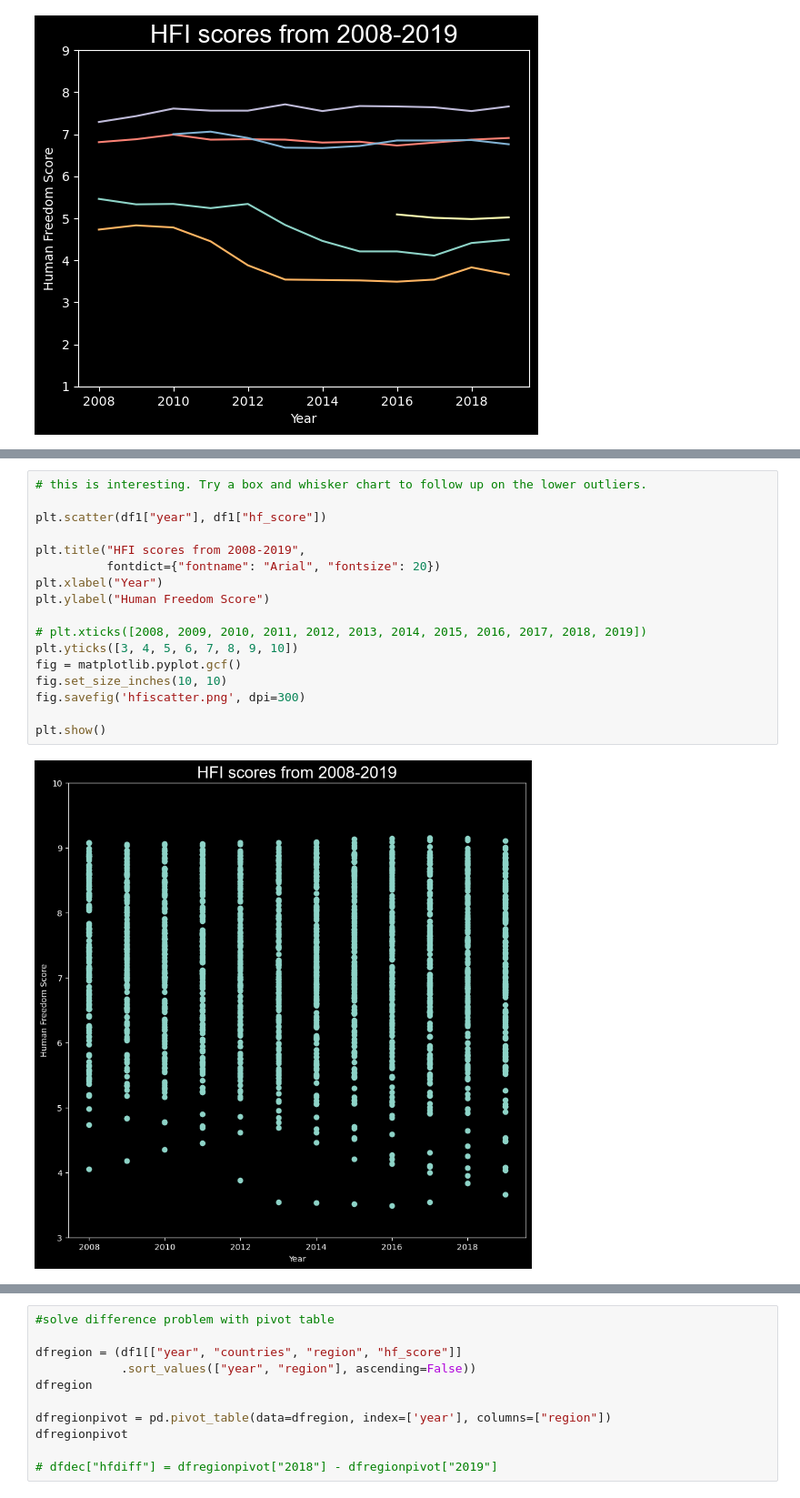
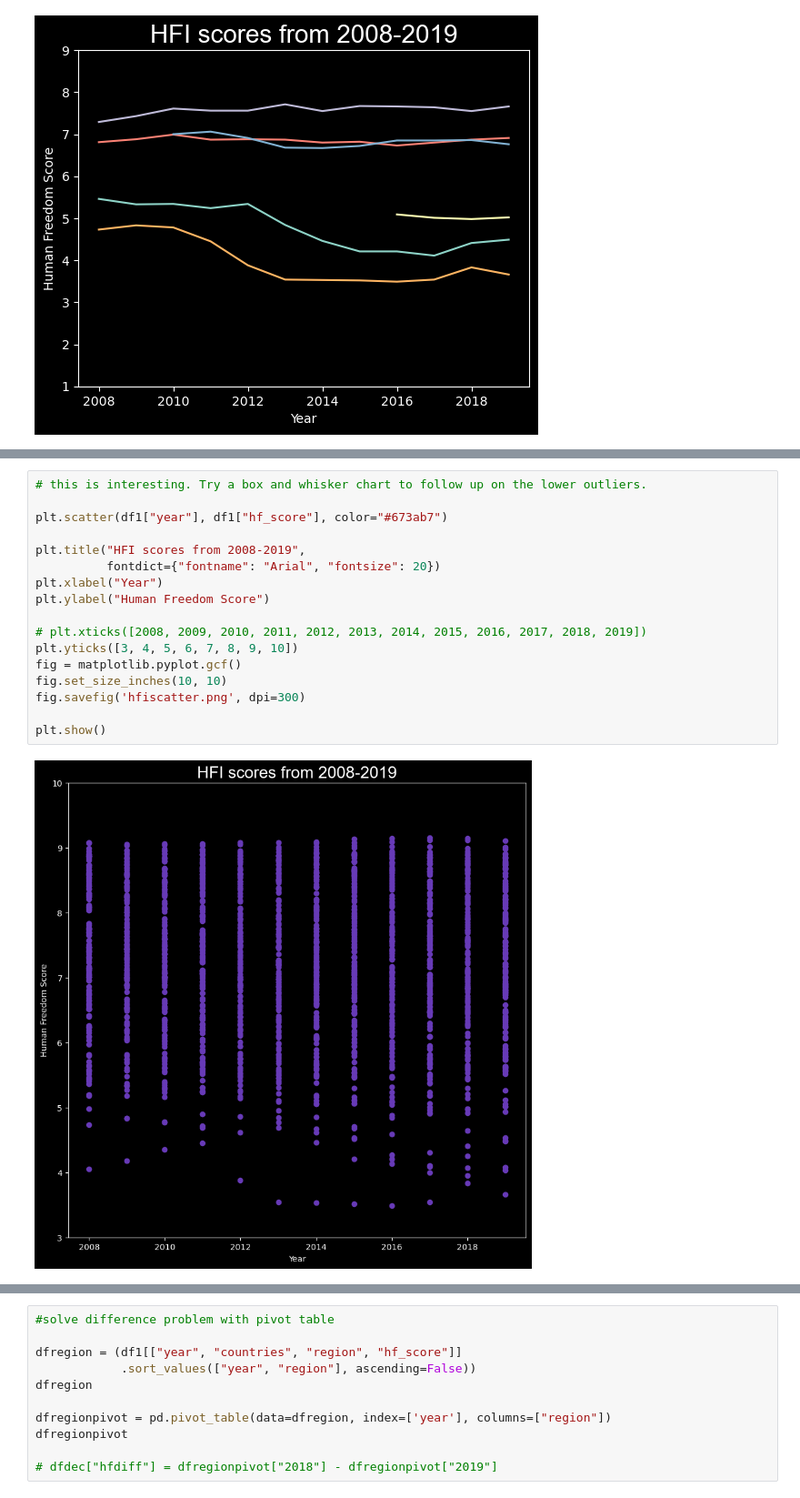
Before and after one commit to NJB7/HumanFreedomIndexProject, a Jupyter notebook: HFIProject.ipynb, the cells around one changed output, grey strips where cells are left out. Shown: that part at 91% size. Cells and saved outputs as stored; diff of their text form.

Commit message:
Sept. 2 more chart updates

```diff
--- a/HFIProject.ipynb
+++ b/HFIProject.ipynb
@@ -443,19 +429,19 @@ plt.show()
 # %%
 # this is interesting. Try a box and whisker chart to follow up on the lower outliers.
 
-plt.scatter(df1["year"], df1["hf_score"])
+plt.scatter(df1["year"], df1["hf_score"], color="#673ab7")
 
 plt.title("HFI scores from 2008-2019",
           fontdict={"fontname": "Arial", "fontsize": 20})
 plt.xlabel("Year")
 plt.ylabel("Human Freedom Score")
 
 # plt.xticks([2008, 2009, 2010, 2011, 2012, 2013, 2014, 2015, 2016, 2017, 2018, 2019])
 plt.yticks([3, 4, 5, 6, 7, 8, 9, 10])
 fig = matplotlib.pyplot.gcf()
 fig.set_size_inches(10, 10)
 fig.savefig('hfiscatter.png', dpi=300)
 
 plt.show()
 # %% [output]
-[figure, old version]
+[figure, new version]
```
Also changed, not shown: parts of 14 cells of this notebook, 4 other files.
